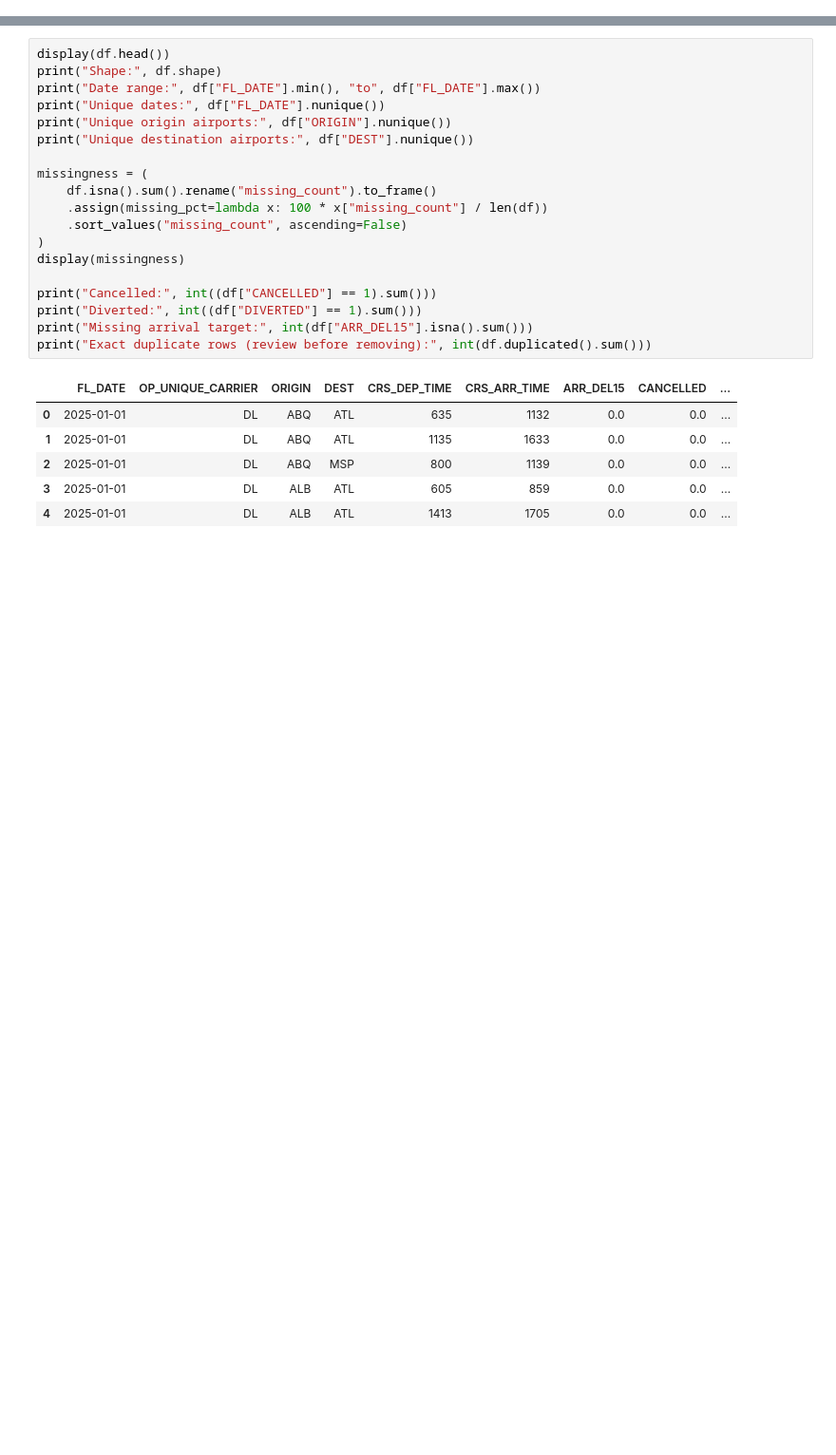
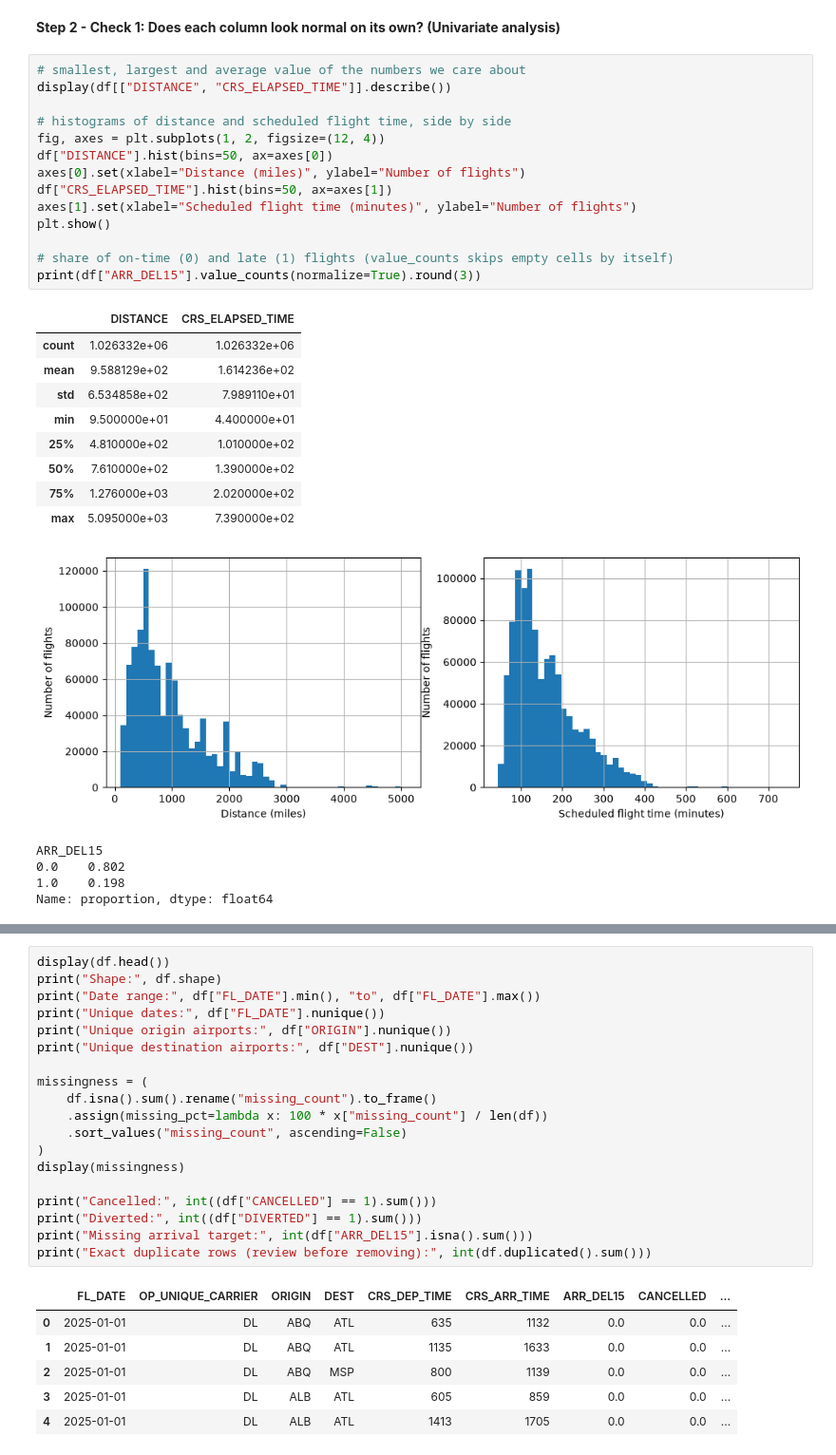
Before and after one commit to Malou100701/MachineLearning2026, a Jupyter notebook: flight_delay_analysis_starter.ipynb, the cells around one changed output, grey strips where cells are left out. Shown at 95% size. Drawn from its saved outputs; the diff is of its cells as text; blank space fills up the shorter version.

```diff
--- a/flight_delay_analysis_starter.ipynb
+++ b/flight_delay_analysis_starter.ipynb
@@ -115,0 +171,31 @@ Inspect the dataset structure and missing values **before** deciding how to hand
+# %% [markdown]
+**Step 2 - Check 1: Does each column look normal on its own? (Univariate analysis)**
+# %%
+# smallest, largest and average value of the numbers we care about
+display(df[["DISTANCE", "CRS_ELAPSED_TIME"]].describe())
+
+# histograms of distance and scheduled flight time, side by side
+fig, axes = plt.subplots(1, 2, figsize=(12, 4))
+df["DISTANCE"].hist(bins=50, ax=axes[0])
+axes[0].set(xlabel="Distance (miles)", ylabel="Number of flights")
+df["CRS_ELAPSED_TIME"].hist(bins=50, ax=axes[1])
+axes[1].set(xlabel="Scheduled flight time (minutes)", ylabel="Number of flights")
+plt.show()
+
+# share of on-time (0) and late (1) flights (value_counts skips empty cells by itself)
+print(df["ARR_DEL15"].value_counts(normalize=True).round(3))
+# %% [output]
+|  | DISTANCE | CRS_ELAPSED_TIME |
+| count | 1.026332e+06 | 1.026332e+06 |
+| mean | 9.588129e+02 | 1.614236e+02 |
+| std | 6.534858e+02 | 7.989110e+01 |
+| min | 9.500000e+01 | 4.400000e+01 |
+| 25% | 4.810000e+02 | 1.010000e+02 |
+| 50% | 7.610000e+02 | 1.390000e+02 |
+| 75% | 1.276000e+03 | 2.020000e+02 |
+| max | 5.095000e+03 | 7.390000e+02 |
+[figure, added]
+ARR_DEL15
+0.0    0.802
+1.0    0.198
+Name: proportion, dtype: float64
```
Also changed, not shown: parts of 19 cells of this notebook.
